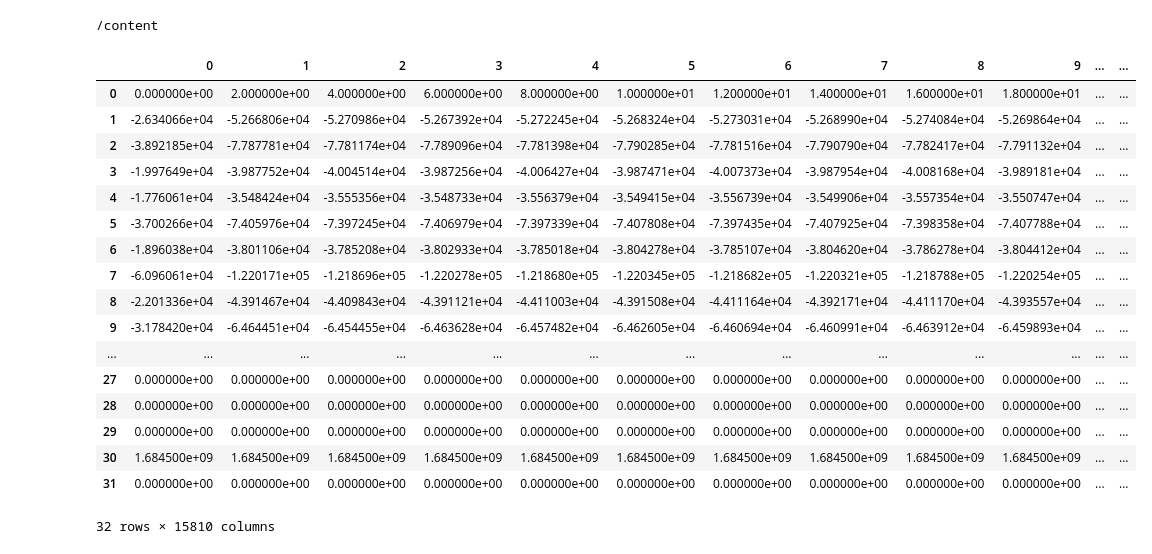
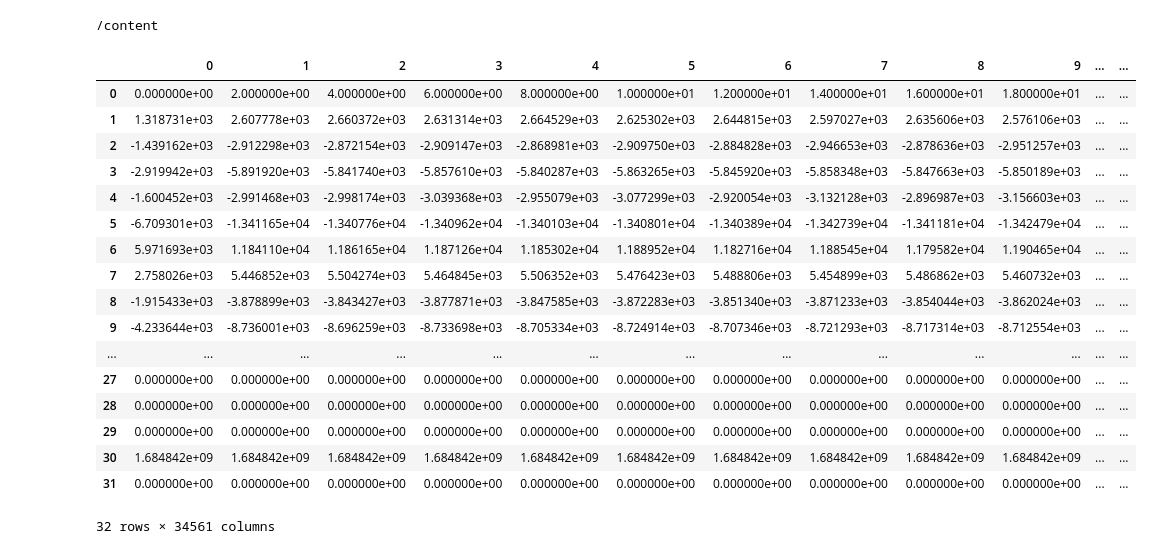
Before and after one commit to Brain-XAI-Lab/Xcorps_gui, a Jupyter notebook: nogada.ipynb, the cells around one changed output. Saved outputs shown, nothing was run; the diff lists cells and outputs as text; code cells hidden in the pictures.

```diff
--- a/nogada.ipynb
+++ b/nogada.ipynb
@@ -4,29 +4,29 @@
 import pandas as pd
 # %%
 %cd /content
-df =pd.read_csv("hello.csv")
+df =pd.read_csv("result_01.csv")
 df= df.drop(columns=['Unnamed: 0'])
 df
 # %% [output]
 /content
 |  | 0 | 1 | 2 | 3 | 4 | 5 | 6 | 7 | 8 | 9 | ... | ... |
 | 0 | 0.000000e+00 | 2.000000e+00 | 4.000000e+00 | 6.000000e+00 | 8.000000e+00 | 1.000000e+01 | 1.200000e+01 | 1.400000e+01 | 1.600000e+01 | 1.800000e+01 | ... | ... |
-| 1 | -2.634066e+04 | -5.266806e+04 | -5.270986e+04 | -5.267392e+04 | -5.272245e+04 | -5.268324e+04 | -5.273031e+04 | -5.268990e+04 | -5.274084e+04 | -5.269864e+04 | ... | ... |
-| 2 | -3.892185e+04 | -7.787781e+04 | -7.781174e+04 | -7.789096e+04 | -7.781398e+04 | -7.790285e+04 | -7.781516e+04 | -7.790790e+04 | -7.782417e+04 | -7.791132e+04 | ... | ... |
-| 3 | -1.997649e+04 | -3.987752e+04 | -4.004514e+04 | -3.987256e+04 | -4.006427e+04 | -3.987471e+04 | -4.007373e+04 | -3.987954e+04 | -4.008168e+04 | -3.989181e+04 | ... | ... |
-| 4 | -1.776061e+04 | -3.548424e+04 | -3.555356e+04 | -3.548733e+04 | -3.556379e+04 | -3.549415e+04 | -3.556739e+04 | -3.549906e+04 | -3.557354e+04 | -3.550747e+04 | ... | ... |
-| 5 | -3.700266e+04 | -7.405976e+04 | -7.397245e+04 | -7.406979e+04 | -7.397339e+04 | -7.407808e+04 | -7.397435e+04 | -7.407925e+04 | -7.398358e+04 | -7.407788e+04 | ... | ... |
-| 6 | -1.896038e+04 | -3.801106e+04 | -3.785208e+04 | -3.802933e+04 | -3.785018e+04 | -3.804278e+04 | -3.785107e+04 | -3.804620e+04 | -3.786278e+04 | -3.804412e+04 | ... | ... |
-| 7 | -6.096061e+04 | -1.220171e+05 | -1.218696e+05 | -1.220278e+05 | -1.218680e+05 | -1.220345e+05 | -1.218682e+05 | -1.220321e+05 | -1.218788e+05 | -1.220254e+05 | ... | ... |
-| 8 | -2.201336e+04 | -4.391467e+04 | -4.409843e+04 | -4.391121e+04 | -4.411003e+04 | -4.391508e+04 | -4.411164e+04 | -4.392171e+04 | -4.411170e+04 | -4.393557e+04 | ... | ... |
-| 9 | -3.178420e+04 | -6.464451e+04 | -6.454455e+04 | -6.463628e+04 | -6.457482e+04 | -6.462605e+04 | -6.460694e+04 | -6.460991e+04 | -6.463912e+04 | -6.459893e+04 | ... | ... |
+| 1 | 1.318731e+03 | 2.607778e+03 | 2.660372e+03 | 2.631314e+03 | 2.664529e+03 | 2.625302e+03 | 2.644815e+03 | 2.597027e+03 | 2.635606e+03 | 2.576106e+03 | ... | ... |
+| 2 | -1.439162e+03 | -2.912298e+03 | -2.872154e+03 | -2.909147e+03 | -2.868981e+03 | -2.909750e+03 | -2.884828e+03 | -2.946653e+03 | -2.878636e+03 | -2.951257e+03 | ... | ... |
+| 3 | -2.919942e+03 | -5.891920e+03 | -5.841740e+03 | -5.857610e+03 | -5.840287e+03 | -5.863265e+03 | -5.845920e+03 | -5.858348e+03 | -5.847663e+03 | -5.850189e+03 | ... | ... |
+| 4 | -1.600452e+03 | -2.991468e+03 | -2.998174e+03 | -3.039368e+03 | -2.955079e+03 | -3.077299e+03 | -2.920054e+03 | -3.132128e+03 | -2.896987e+03 | -3.156603e+03 | ... | ... |
+| 5 | -6.709301e+03 | -1.341165e+04 | -1.340776e+04 | -1.340962e+04 | -1.340103e+04 | -1.340801e+04 | -1.340389e+04 | -1.342739e+04 | -1.341181e+04 | -1.342479e+04 | ... | ... |
+| 6 | 5.971693e+03 | 1.184110e+04 | 1.186165e+04 | 1.187126e+04 | 1.185302e+04 | 1.188952e+04 | 1.182716e+04 | 1.188545e+04 | 1.179582e+04 | 1.190465e+04 | ... | ... |
+| 7 | 2.758026e+03 | 5.446852e+03 | 5.504274e+03 | 5.464845e+03 | 5.506352e+03 | 5.476423e+03 | 5.488806e+03 | 5.454899e+03 | 5.486862e+03 | 5.460732e+03 | ... | ... |
+| 8 | -1.915433e+03 | -3.878899e+03 | -3.843427e+03 | -3.877871e+03 | -3.847585e+03 | -3.872283e+03 | -3.851340e+03 | -3.871233e+03 | -3.854044e+03 | -3.862024e+03 | ... | ... |
+| 9 | -4.233644e+03 | -8.736001e+03 | -8.696259e+03 | -8.733698e+03 | -8.705334e+03 | -8.724914e+03 | -8.707346e+03 | -8.721293e+03 | -8.717314e+03 | -8.712554e+03 | ... | ... |
 | ... | ... | ... | ... | ... | ... | ... | ... | ... | ... | ... | ... | ... |
 | 27 | 0.000000e+00 | 0.000000e+00 | 0.000000e+00 | 0.000000e+00 | 0.000000e+00 | 0.000000e+00 | 0.000000e+00 | 0.000000e+00 | 0.000000e+00 | 0.000000e+00 | ... | ... |
 | 28 | 0.000000e+00 | 0.000000e+00 | 0.000000e+00 | 0.000000e+00 | 0.000000e+00 | 0.000000e+00 | 0.000000e+00 | 0.000000e+00 | 0.000000e+00 | 0.000000e+00 | ... | ... |
 | 29 | 0.000000e+00 | 0.000000e+00 | 0.000000e+00 | 0.000000e+00 | 0.000000e+00 | 0.000000e+00 | 0.000000e+00 | 0.000000e+00 | 0.000000e+00 | 0.000000e+00 | ... | ... |
-| 30 | 1.684500e+09 | 1.684500e+09 | 1.684500e+09 | 1.684500e+09 | 1.684500e+09 | 1.684500e+09 | 1.684500e+09 | 1.684500e+09 | 1.684500e+09 | 1.684500e+09 | ... | ... |
+| 30 | 1.684842e+09 | 1.684842e+09 | 1.684842e+09 | 1.684842e+09 | 1.684842e+09 | 1.684842e+09 | 1.684842e+09 | 1.684842e+09 | 1.684842e+09 | 1.684842e+09 | ... | ... |
 | 31 | 0.000000e+00 | 0.000000e+00 | 0.000000e+00 | 0.000000e+00 | 0.000000e+00 | 0.000000e+00 | 0.000000e+00 | 0.000000e+00 | 0.000000e+00 | 0.000000e+00 | ... | ... |
-32 rows × 15810 columns
+32 rows × 34561 columns
 # %%
 row_31= df.iloc[31, :]
 for i in range(1,23):
```
Also changed, not shown: parts of 3 cells of this notebook.
